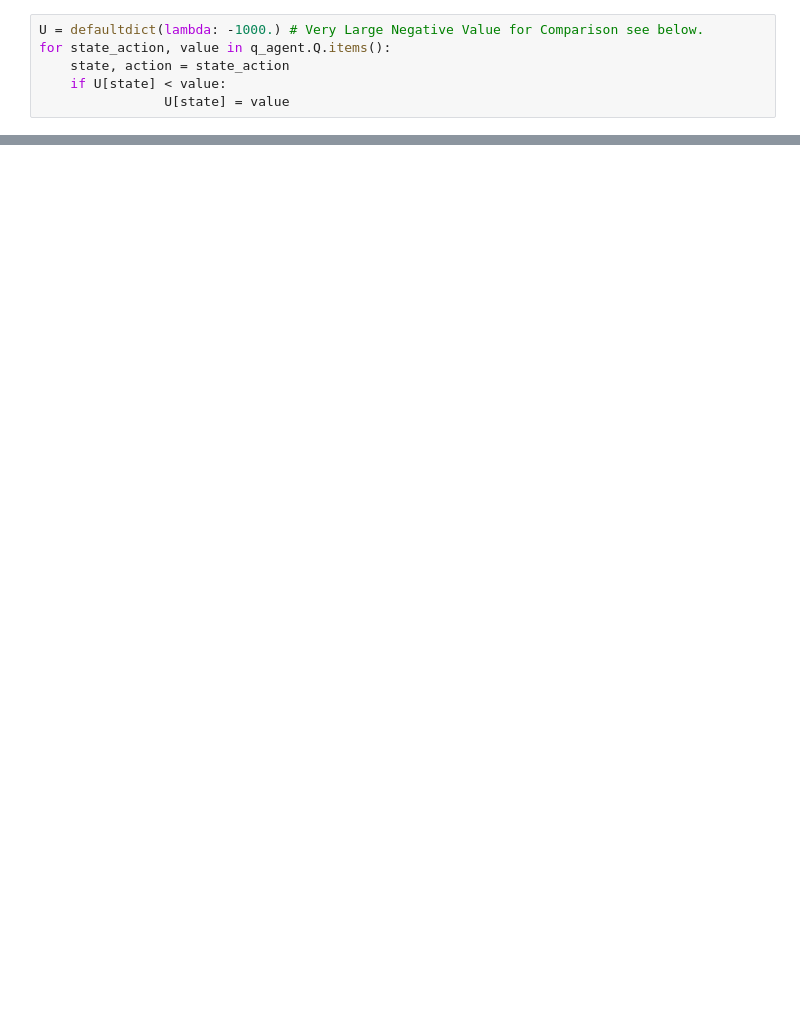
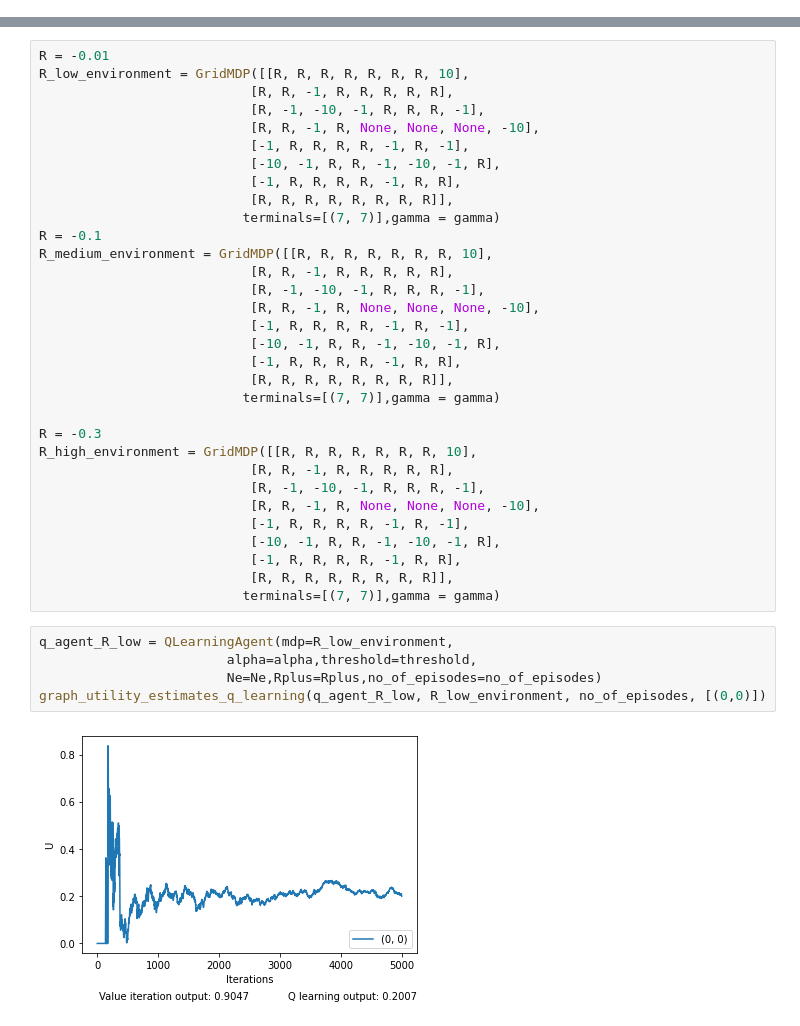
Before and after one commit to vuphuc24601/AI-project, a Jupyter notebook: reinforcement_learning.ipynb, the cells around one changed output, grey strips where cells are left out. Saved outputs shown, nothing was run; the diff lists cells and outputs as text; blank space fills up the shorter version.

```diff
--- a/reinforcement_learning.ipynb
+++ b/reinforcement_learning.ipynb
@@ -159,6 +0,0 @@ graph_utility_estimates_q_learning(q_agent, sequential_decision_environment, no_
-# %%
-U = defaultdict(lambda: -1000.) # Very Large Negative Value for Comparison see below.
-for state_action, value in q_agent.Q.items():
-    state, action = state_action
-    if U[state] < value:
-                U[state] = value
@@ -172,0 +177,39 @@ print(value_iteration(sequential_decision_environment).get((0,0)))
+# %%
+R = -0.01
+R_low_environment = GridMDP([[R, R, R, R, R, R, R, 10],
+                           [R, R, -1, R, R, R, R, R],
+                           [R, -1, -10, -1, R, R, R, -1],
+                           [R, R, -1, R, None, None, None, -10],
+                           [-1, R, R, R, R, -1, R, -1],
+                           [-10, -1, R, R, -1, -10, -1, R],
+                           [-1, R, R, R, R, -1, R, R],
+                           [R, R, R, R, R, R, R, R]],
+                          terminals=[(7, 7)],gamma = gamma)
+R = -0.1
+R_medium_environment = GridMDP([[R, R, R, R, R, R, R, 10],
+                           [R, R, -1, R, R, R, R, R],
+                           [R, -1, -10, -1, R, R, R, -1],
+                           [R, R, -1, R, None, None, None, -10],
+                           [-1, R, R, R, R, -1, R, -1],
+                           [-10, -1, R, R, -1, -10, -1, R],
+                           [-1, R, R, R, R, -1, R, R],
+                           [R, R, R, R, R, R, R, R]],
+                          terminals=[(7, 7)],gamma = gamma)
+
+R = -0.3
+R_high_environment = GridMDP([[R, R, R, R, R, R, R, 10],
+                           [R, R, -1, R, R, R, R, R],
+                           [R, -1, -10, -1, R, R, R, -1],
+                           [R, R, -1, R, None, None, None, -10],
+                           [-1, R, R, R, R, -1, R, -1],
+                           [-10, -1, R, R, -1, -10, -1, R],
+                           [-1, R, R, R, R, -1, R, R],
+                           [R, R, R, R, R, R, R, R]],
+                          terminals=[(7, 7)],gamma = gamma)
+# %%
+q_agent_R_low = QLearningAgent(mdp=R_low_environment,
+                        alpha=alpha,threshold=threshold,
+                        Ne=Ne,Rplus=Rplus,no_of_episodes=no_of_episodes)
+graph_utility_estimates_q_learning(q_agent_R_low, R_low_environment, no_of_episodes, [(0,0)])
+# %% [output]
+[figure, added]
```
Also changed, not shown: parts of 38 cells of this notebook, 4 other files.
